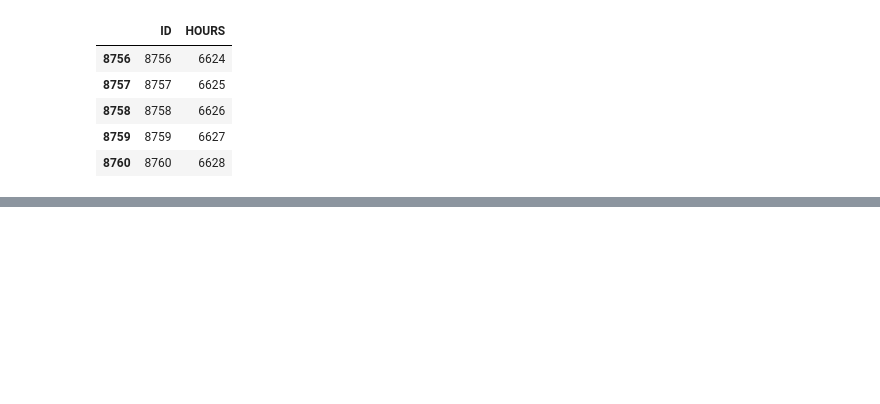
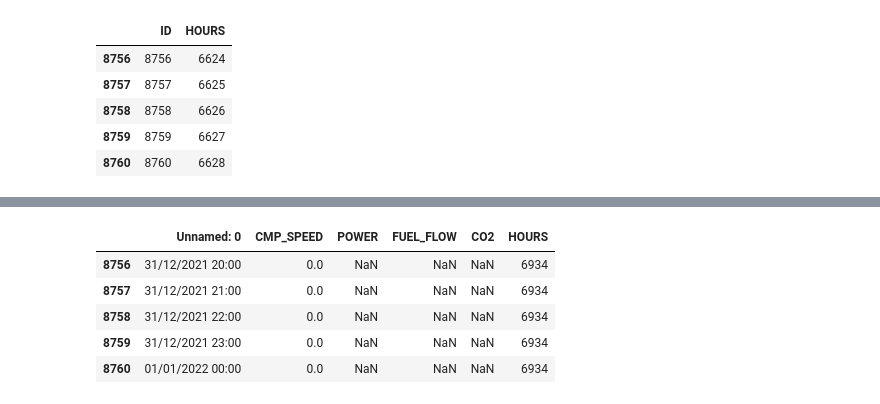
Before and after one commit to Stmark1/Visualization_Team_4, a Jupyter notebook: hours-challenge.ipynb, the cells around one changed output, grey strips where cells are left out. Saved outputs shown, nothing was run; the diff lists cells and outputs as text; code cells hidden in the pictures; blank space fills up the shorter version.

```diff
--- a/hours-challenge.ipynb
+++ b/hours-challenge.ipynb
@@ -137,0 +149,9 @@ view[view["CMP_SPEED"] == 0]
+# %%
+view.tail()
+# %% [output]
+|  | Unnamed: 0 | CMP_SPEED | POWER | FUEL_FLOW | CO2 | HOURS |
+| 8756 | 31/12/2021 20:00 | 0.0 | NaN | NaN | NaN | 6934 |
+| 8757 | 31/12/2021 21:00 | 0.0 | NaN | NaN | NaN | 6934 |
+| 8758 | 31/12/2021 22:00 | 0.0 | NaN | NaN | NaN | 6934 |
+| 8759 | 31/12/2021 23:00 | 0.0 | NaN | NaN | NaN | 6934 |
+| 8760 | 01/01/2022 00:00 | 0.0 | NaN | NaN | NaN | 6934 |
```
Also changed, not shown: parts of 7 cells of this notebook.
